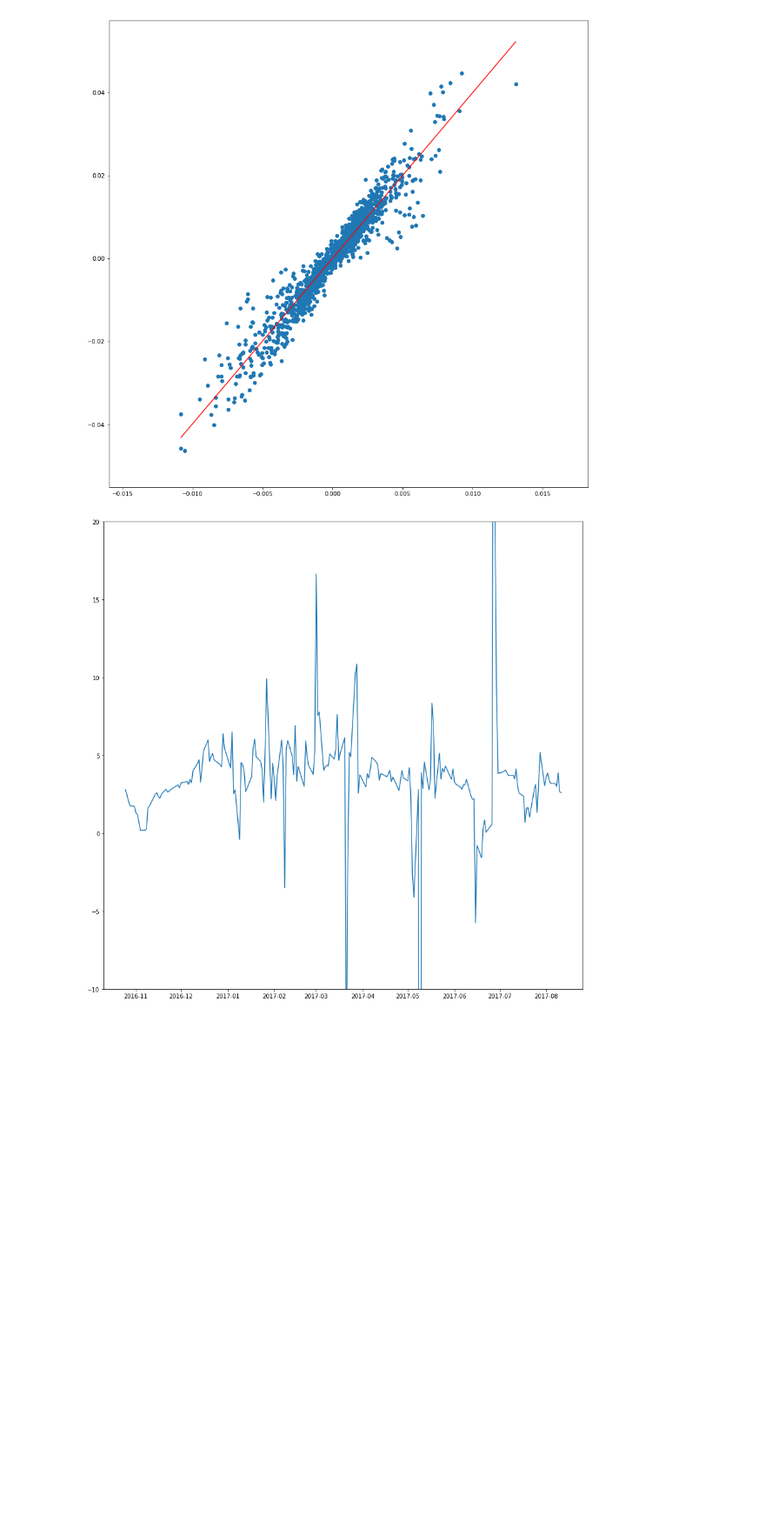
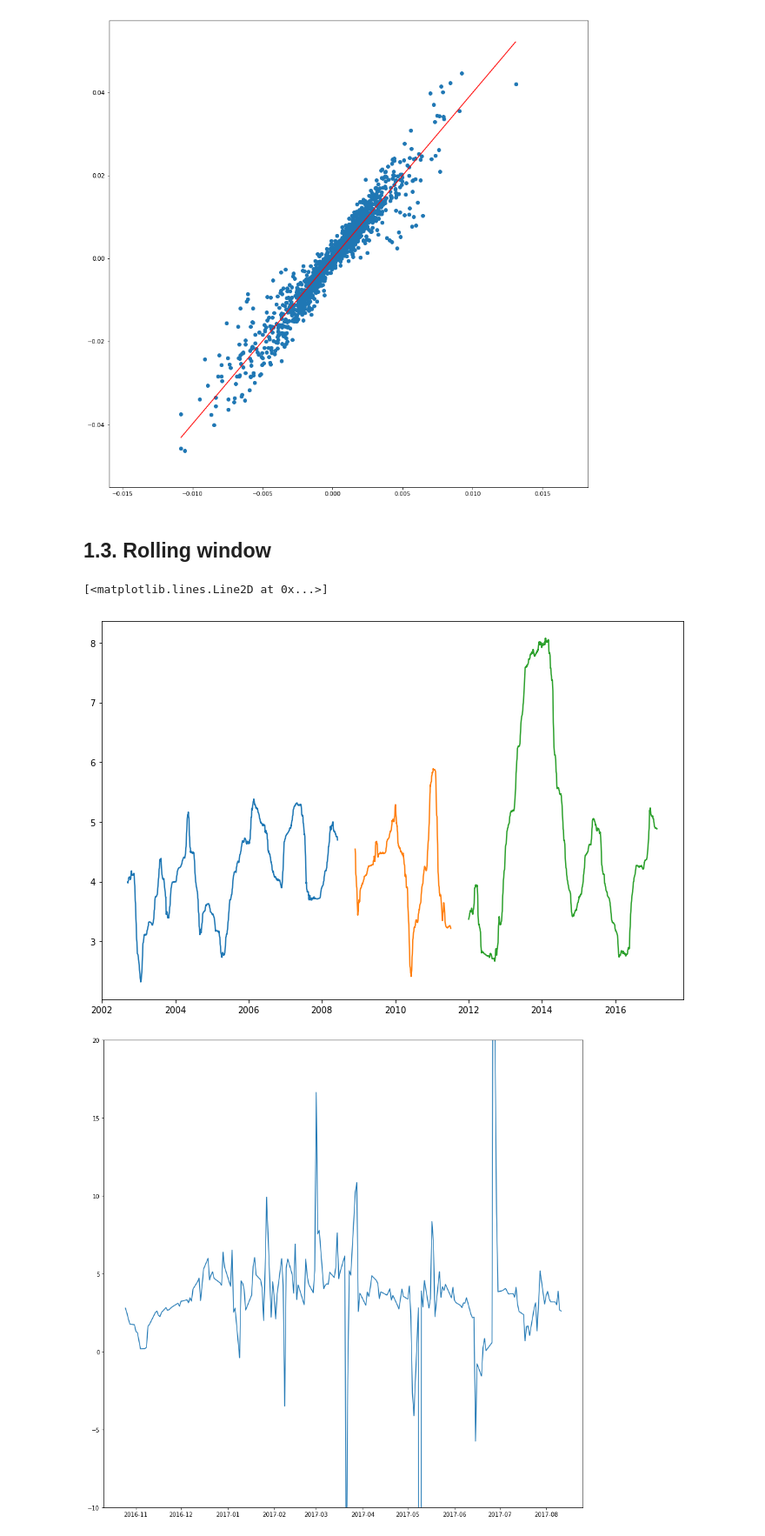
Before and after one commit to JerryDeveloper/MBSEmpiricalDuration, a Jupyter notebook: Week 7 Report - Non-linear Function Fit.ipynb, the cells around one changed output. Shown at 87% size. Cells and saved outputs as stored; diff of their text form; code cells hidden in the pictures; blank space fills up the shorter version.

```diff
--- a/Week 7 Report - Non-linear Function Fit.ipynb
+++ b/Week 7 Report - Non-linear Function Fit.ipynb
@@ -221,6 +221,42 @@ ax.plot(xf, xf * b + a, c = 'r')
 6.06290753195e-05
 [<matplotlib.lines.Line2D at 0x...>]
 [figure]
+# %% [markdown]
+## 1.3. Rolling window
+# %%
+precision = 4
+
+def regression_roll_wind(wind , df):
+    beta = []
+    for i in range((len(df)-wind)):
+
+        dff = df.ix[i:i+wind].copy()
+
+        mod = sm.OLS(dff['Return'].values , sm.add_constant(dff['Rate Change'].values))
+        res = mod.fit()
+        a, b = res.params
+        beta.append(b)
+
+    return beta
+
+FNCL_last_T = pd.DataFrame(regression_roll_wind(120,params[5.5][:'2008-11-27']),index=params[5.5][:'2008-11-27'].index[:-120])
+FNCL_last_S = pd.DataFrame(regression_roll_wind(120,params[4.5]['2008-11-28':'2011-12-31']),index=params[4.5]['2008-11-28':'2011-12-31'].index[:-120])
+FNCL_last_F = pd.DataFrame(regression_roll_wind(120,params[3.5]['2012-01-01':]),index=params[3.5]['2012-01-01':].index[:-120])
+
+fig = plt.figure(figsize = (12, 8))
+ax = fig.add_subplot(111)
+
+ax.plot(FNCL_last_T.index,FNCL_last_T[0])
+ax.plot(FNCL_last_S.index,FNCL_last_S[0])
+ax.plot(FNCL_last_F.index,FNCL_last_F[0])
+
+#print(regression_roll_wind(12, params[5.5][:'2008-11-27']))
+#print(params[3.5][:'2008-11-27'])
+#ax.set_xlabel('Date')
+#ax.set_ylabel('Duration')
+# %% [output]
+[<matplotlib.lines.Line2D at 0x...>]
+[figure, added]
 # %%
 fig = plt.figure(figsize=(15,15))
 ax = fig.add_subplot(111)
```
